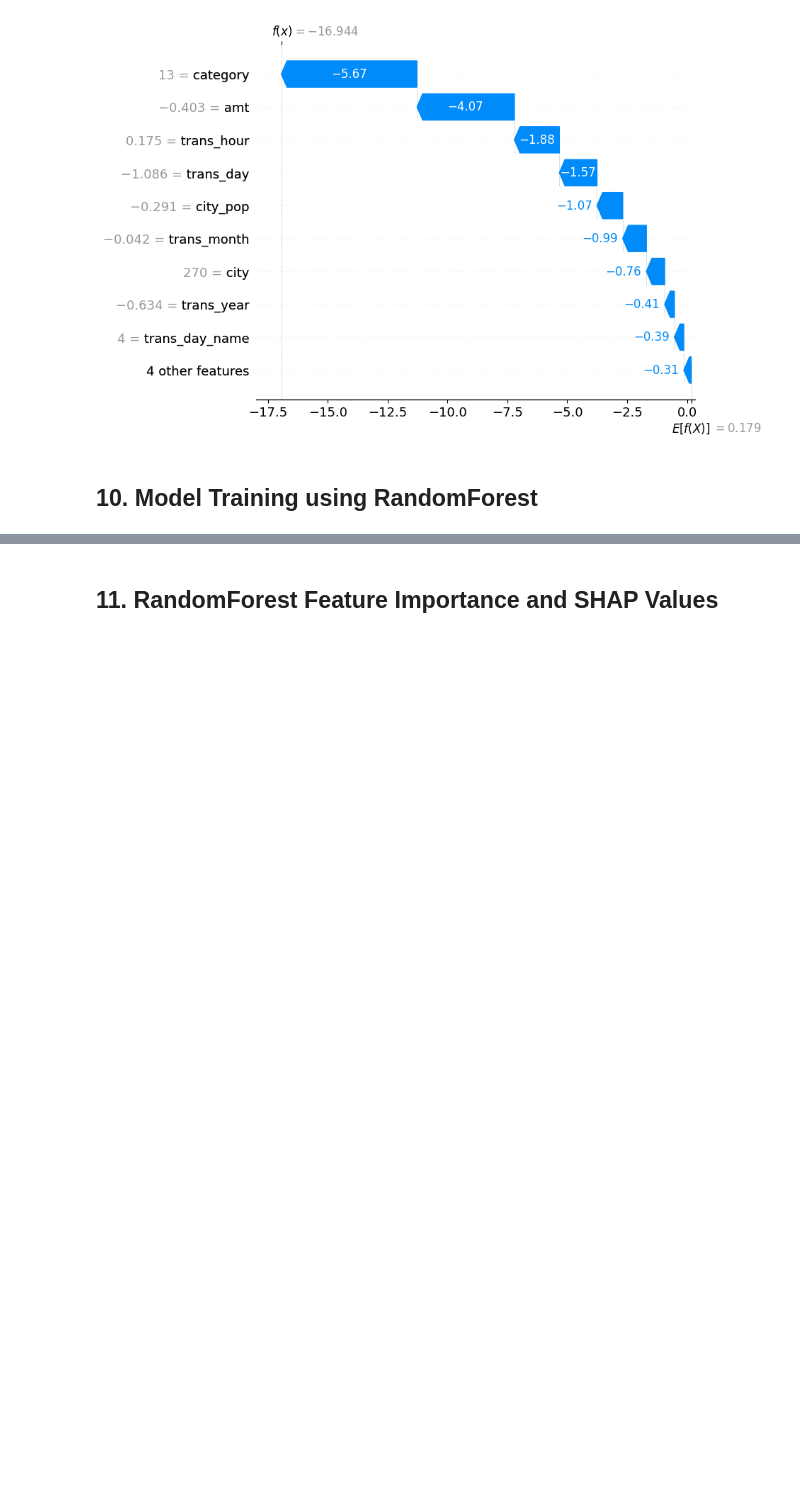
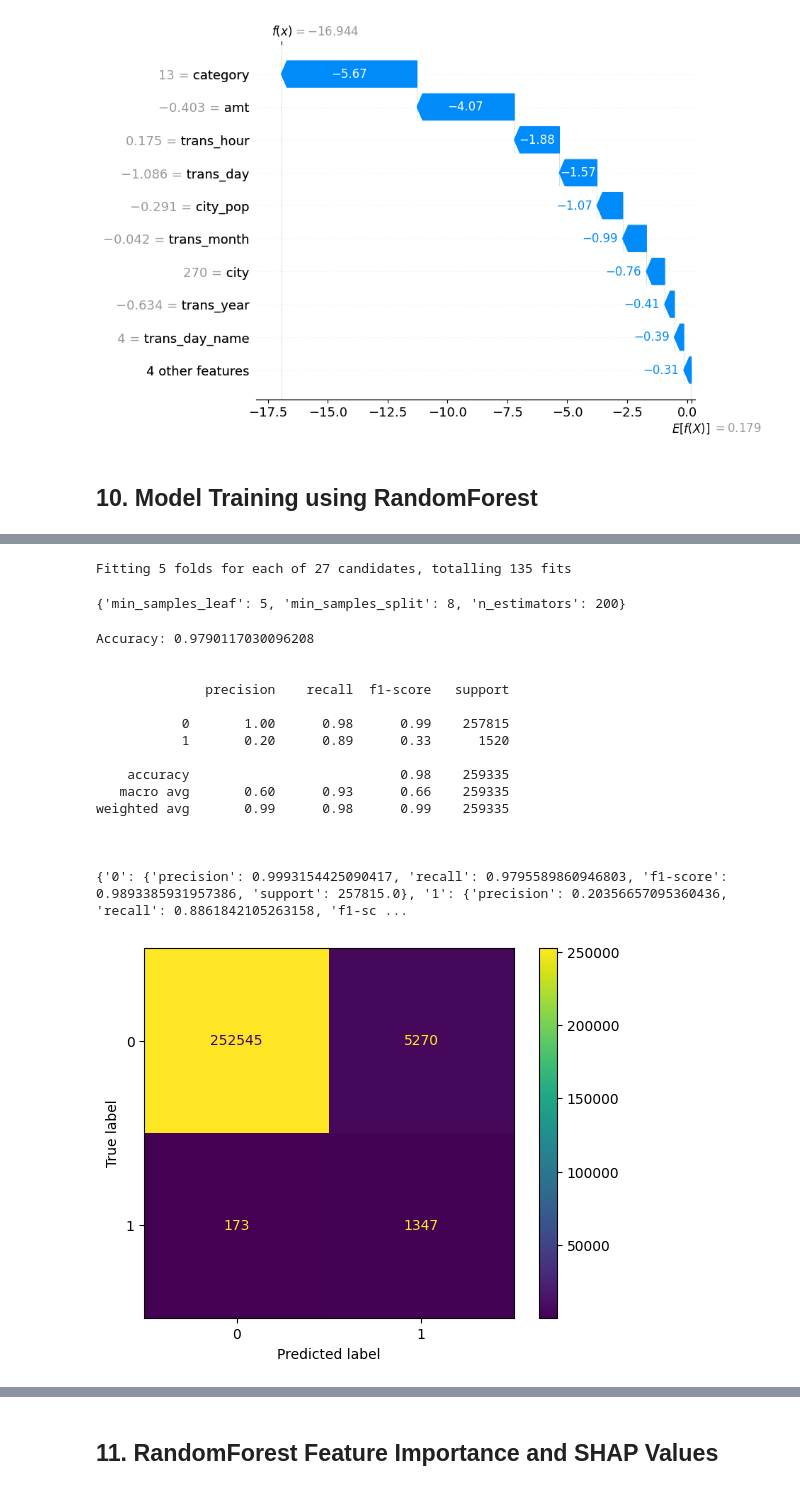
Before and after one commit to afterSt0rm/Amnil-AI-Internship, a Jupyter notebook: Credit_Card_Fraud_Detection.ipynb, the cells around one changed output, grey strips where cells are left out. Drawn from its saved outputs; the diff is of its cells as text; code cells hidden in the pictures; blank space fills up the shorter version.

Commit message:
Add implementation of credit card fraud detection using RandomForest

```diff
--- a/Credit_Card_Fraud_Detection.ipynb
+++ b/Credit_Card_Fraud_Detection.ipynb
@@ -1174,0 +1220,78 @@ shap.plots.waterfall(shap_values[0])
+# %%
+# Limit training set to 100k samples
+X_train_subset, _, y__train_subset, _ = train_test_split(
+    X_train_resampled,
+    y_train_resampled,
+    train_size=100000,
+    stratify=y_train_resampled,
+    random_state=42
+)
+# %%
+# Create the grid of the model hyperparameters
+rf_params = {
+        'min_samples_leaf': [5, 8, 10],
+        'min_samples_split': [8, 10, 12],
+        'n_estimators': [100, 200, 300]
+}
+
+# Use the grid to search for best hyperparameters
+# First create the base model to tune
+Rf_classifier = RandomForestClassifier(random_state = 42)
+
+# Grid search of parameters, use all available cores
+Rf_grid = GridSearchCV(estimator = Rf_classifier, param_grid = rf_params,
+                                     scoring='recall', verbose = 1, n_jobs=-1)
+
+
+# Fit the grid search model
+Rf_grid.fit(X_train_subset, y__train_subset);
+# %% [output]
+Fitting 5 folds for each of 27 candidates, totalling 135 fits
+# %%
+Rf_grid.best_params_
+# %% [output]
+{'min_samples_leaf': 5, 'min_samples_split': 8, 'n_estimators': 200}
+# %%
+# Predict on the test set
+y_pred = Rf_grid.predict(X_test)
+# %%
+# Calculate accurcy, f1-score, recall, confusion matrix
+accuracy = accuracy_score(y_test, y_pred)
+print(f"Accuracy: {accuracy}")
+print("\n")
+
+class_report = classification_report(y_test, y_pred)
+print(class_report)
+print("\n")
+
+class_report_dict = classification_report(y_test, y_pred, output_dict=True)
+print(class_report_dict)
+print("\n")
+
+conf_matrix = confusion_matrix(y_test, y_pred)
+ConfusionMatrixDisplay(conf_matrix).plot()
+
+# Assemble the metrics we're going to write into a collection
+metrics = {'accuracy': accuracy,
+           'f1_score_class_0': class_report_dict['0']['f1-score'],
+           'f1_score_class_1': class_report_dict['1']['f1-score'],
+           'recall_class_0': class_report_dict['0']['recall'],
+           'recall_class_1': class_report_dict['1']['recall'],
+          }
+# %% [output]
+Accuracy: 0.9790117030096208
+
+
+              precision    recall  f1-score   support
+
+           0       1.00      0.98      0.99    257815
+           1       0.20      0.89      0.33      1520
+
+    accuracy                           0.98    259335
+   macro avg       0.60      0.93      0.66    259335
+weighted avg       0.99      0.98      0.99    259335
+
+
+
+{'0': {'precision': 0.9993154425090417, 'recall': 0.9795589860946803, 'f1-score': 0.9893385931957386, 'support': 257815.0}, '1': {'precision': 0.20356657095360436, 'recall': 0.8861842105263158, 'f1-sc ...
+[figure, added]
```
Also changed, not shown: parts of 11 cells of this notebook, 30 other files.
